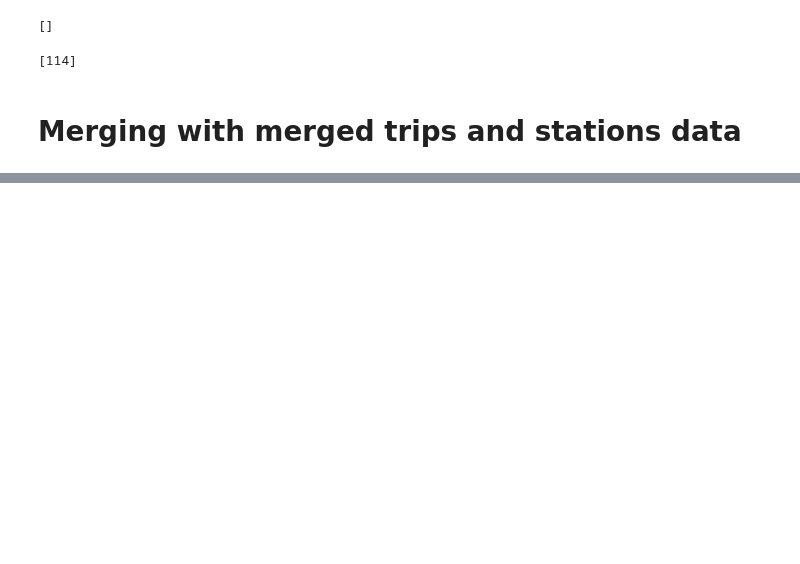
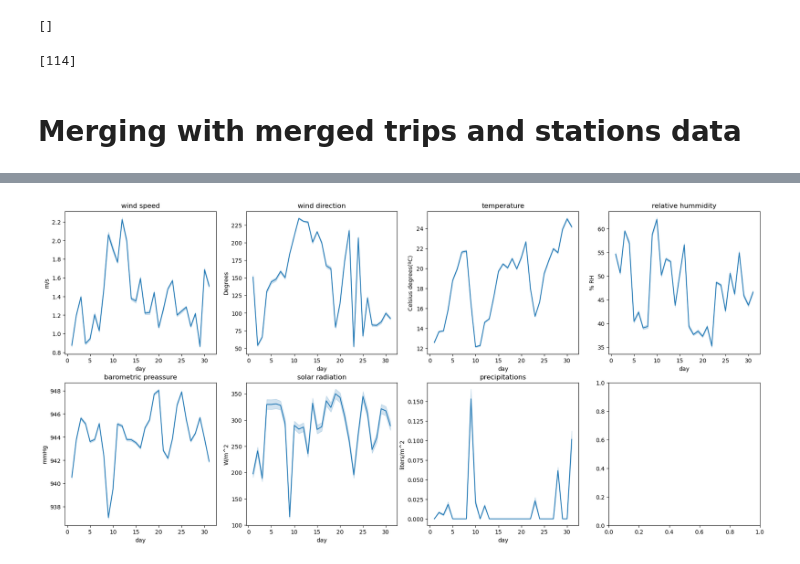
Before and after one commit to javi99/MT_predicting_BSD, a Jupyter notebook: data/development/weather_merging.ipynb, the cells around one changed output, grey strips where cells are left out. Saved outputs shown, nothing was run; the diff lists cells and outputs as text; code cells hidden in the pictures; blank space fills up the shorter version.

```diff
--- a/data/development/weather_merging.ipynb
+++ b/data/development/weather_merging.ipynb
@@ -457,0 +489,3 @@ weather_df[weather_df["V01"] == "N"]
+# %%
+hist_weather = hist_weather.reset_index()
+hist_weather
@@ -457,0 +506,3 @@ weather_df[weather_df["V01"] == "N"]
+# %%
+#parsing the hours from HO1 to 1
+hist_weather["HORA"] = hist_weather["HORA"].apply(parse_hour)
@@ -477,0 +568,5 @@ all_codes = list(ws_df["codigo_corto"].astype(int))
+# %%
+hist_weather.columns = ["id_station", "year", "month", "day", "hour", 81,82,83,86,87,88,89]
+# %%
+hist_stations_weather = pd.merge(hist_stations_df, hist_weather, on=["id_station","year","month","day","hour"])
+hist_stations_weather
@@ -477,0 +607,41 @@ all_codes = list(ws_df["codigo_corto"].astype(int))
+# %%
+nrows = 2
+ncols = 4
+
+magnitude_dict = {
+    81: {"name": "wind speed",
+         "units": "m/s"},
+    82: {"name": "wind direction",
+         "units": "Degrees"},
+    83: {"name": "temperature",
+         "units": "Celsius degrees(ºC)"},
+    86: {"name": "relative hummidity",
+         "units": "% RH"},
+    87: {"name": "barometric preassure",
+         "units": "mmHg"},
+    88: {"name": "solar radiation",
+         "units": "W/m^2"},
+    89: {"name": "precipitations",
+         "units": "liters/m^2"},
+}
+
+
+fig, axes = plt.subplots(nrows=nrows, ncols=ncols, figsize=(22, 10))
+
+
+for index, magnitude in enumerate(MAGNITUDES):
+    # this is to build the rows and columns of the subplot
+    if index < ncols:
+        row = 0
+        col = index
+    else:
+        row = 1
+        col = index - ncols
+
+    sns.lineplot(data=hist_stations_weather, x="day", y=magnitude, ax=axes[row, col])
+
+
+    # setting titles and units to the subplots
+    axes[row,col].set(title=magnitude_dict.get(magnitude).get("name"), ylabel=magnitude_dict.get(magnitude).get("units"))
+# %% [output]
+[figure, added]
```
Also changed, not shown: parts of 22 cells of this notebook.
